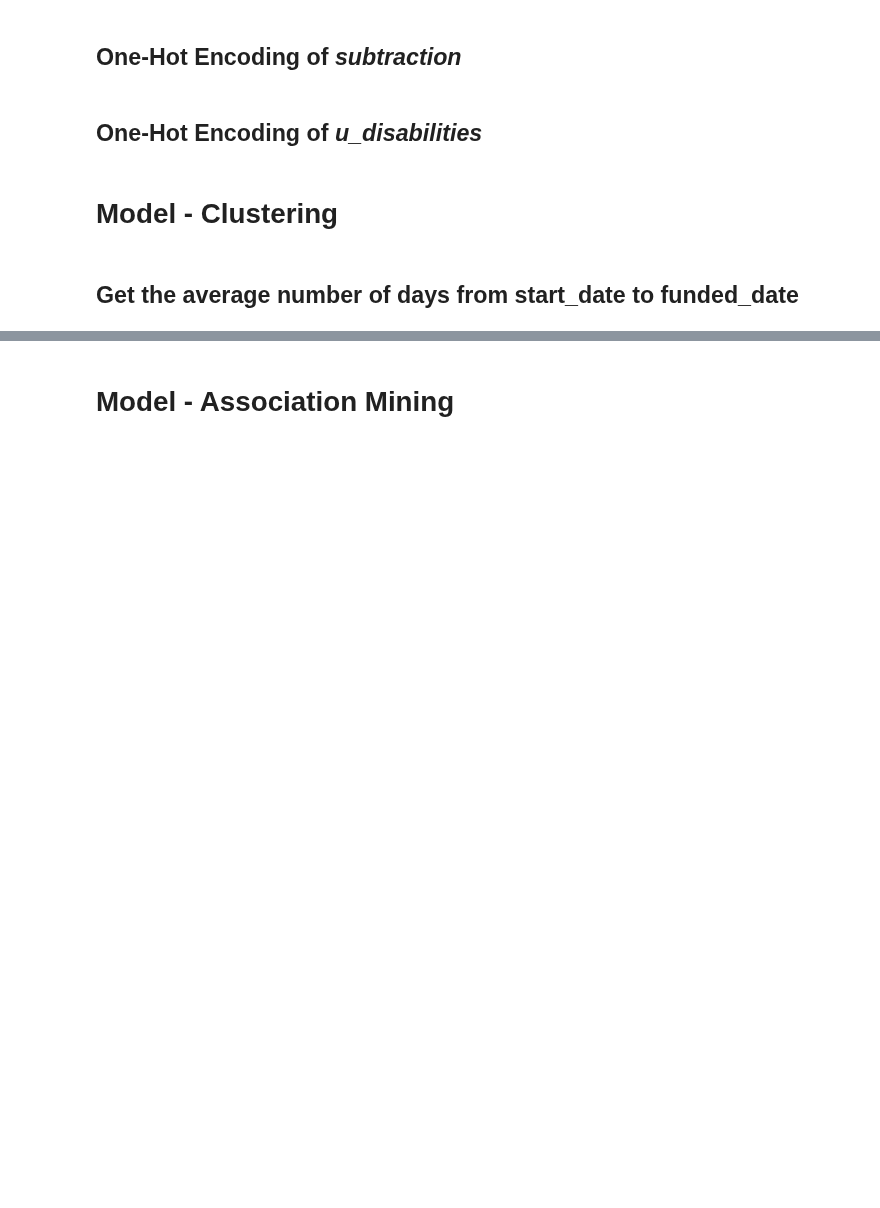
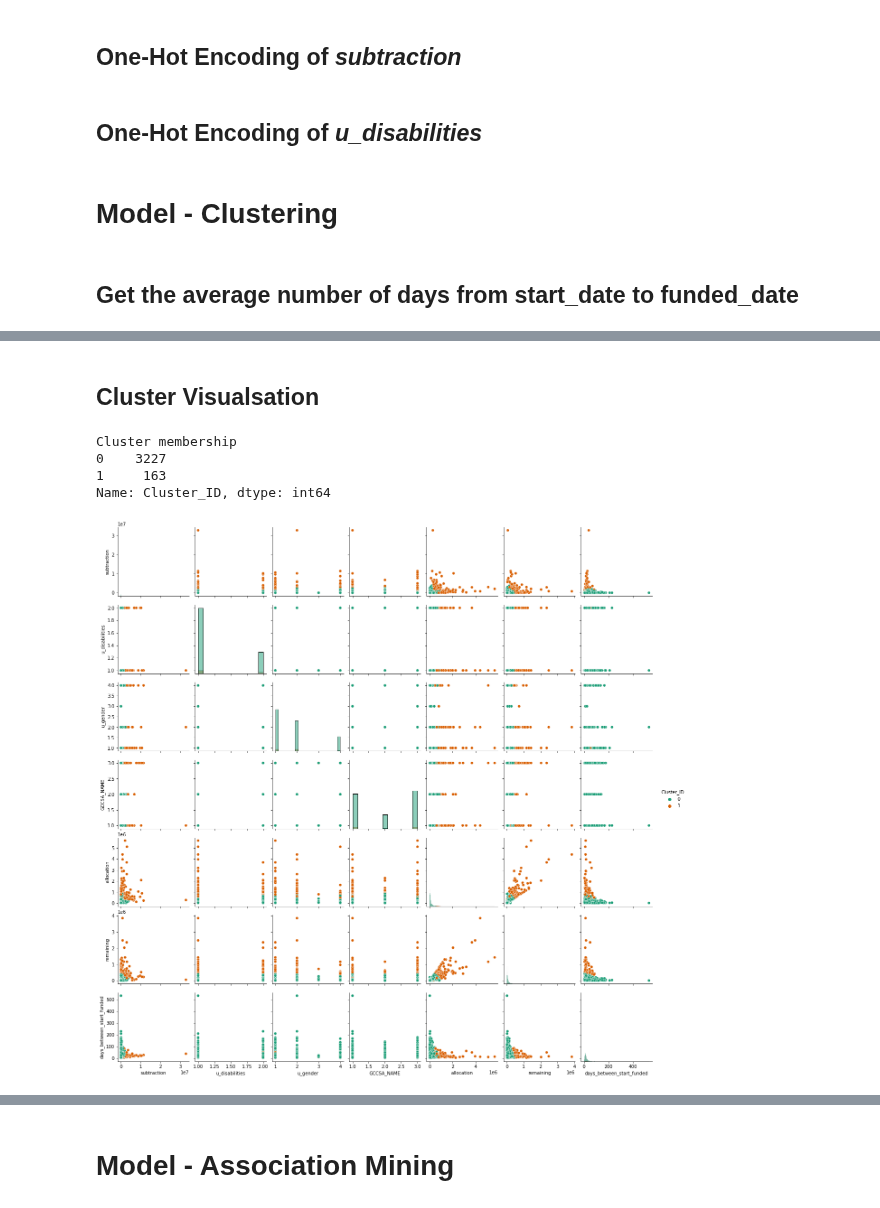
Before and after one commit to TheConMiz/ifn711_leap_in, a Jupyter notebook: LeapIn_Budget_Utilisation.ipynb, the cells around one changed output, grey strips where cells are left out. Saved outputs shown, nothing was run; the diff lists cells and outputs as text; code cells hidden in the pictures; blank space fills up the shorter version.

```diff
--- a/LeapIn_Budget_Utilisation.ipynb
+++ b/LeapIn_Budget_Utilisation.ipynb
@@ -386,0 +909,4 @@ final_df1.info()
+# %%
+# Replacing null values by mean
+final_df1['days_between_start_funded']= final_df1["days_between_start_funded"].replace(np.nan, final_df1['days_between_start_funded'].mean())
+final_df1.info()
@@ -386,0 +1089,20 @@ final_df1.info()
+# %% [markdown]
+## Cluster Visualsation
+# %%
+#Choosing K=2 from above and plotting pairplot. Can be modified (K=4/6/8) as needed.
+model = clusters[0] #cluster[0] is for K=2
+y=model.fit_predict(X, categorical=[1,2,3])
+final_df1['Cluster_ID'] = y
+sns.color_palette("vlag", as_cmap=True)
+# how many records are in each cluster
+print("Cluster membership")
+print(final_df1['Cluster_ID'].value_counts())
+# pairplot the cluster distribution.
+cluster_g = sns.pairplot(final_df1, hue='Cluster_ID',diag_kind='hist',palette='Dark2')
+plt.show()
+# %% [output]
+Cluster membership
+0    3227
+1     163
+Name: Cluster_ID, dtype: int64
+[figure, added]
```
Also changed, not shown: parts of 48 cells of this notebook, 1 other file.
